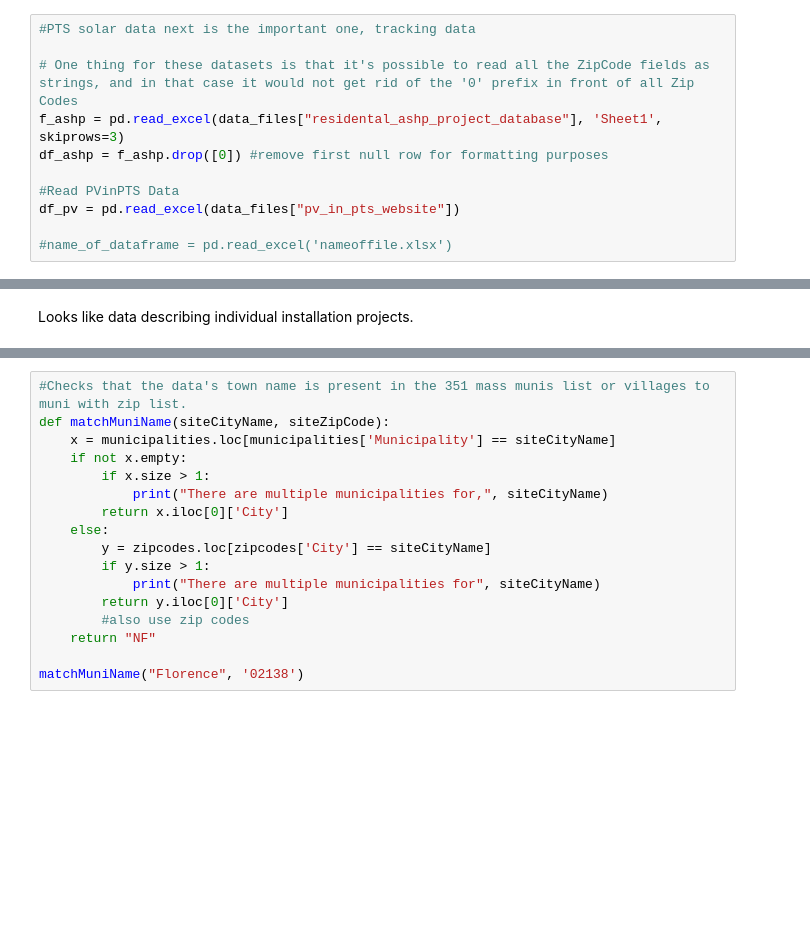
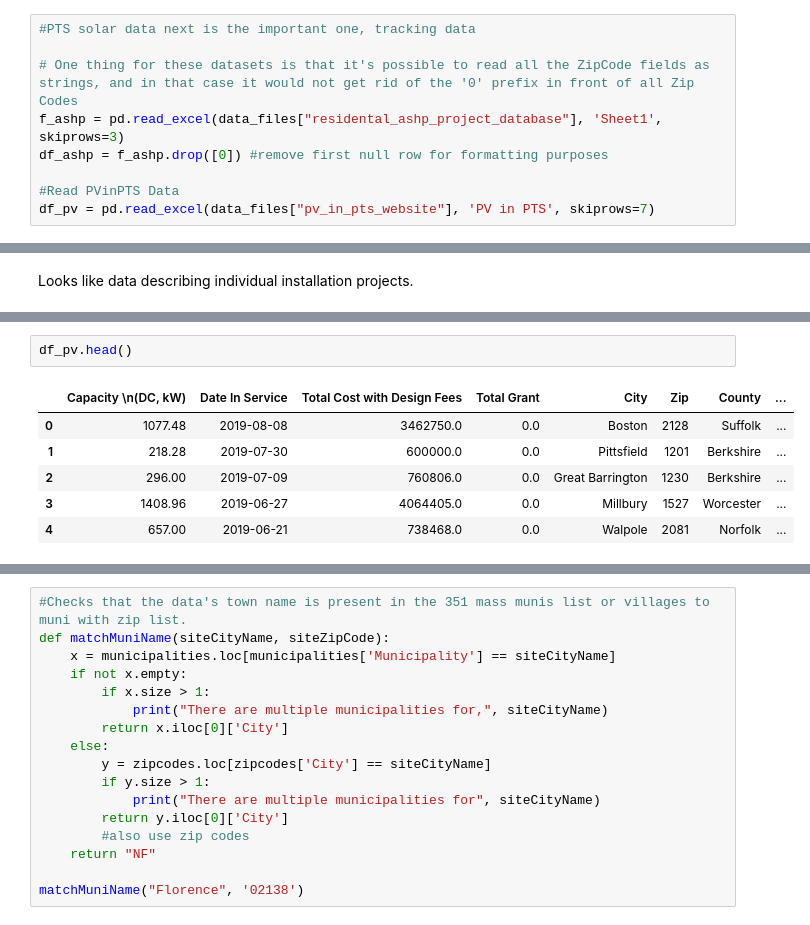
Before and after one commit to massenergize/rad, a Jupyter notebook: merge-data.ipynb, the cells around one changed output, grey strips where cells are left out. Cells and saved outputs as stored; diff of their text form; blank space fills up the shorter version.

```diff
--- a/merge-data.ipynb
+++ b/merge-data.ipynb
@@ -236,9 +245,7 @@ f_ashp = pd.read_excel(data_files["residental_ashp_project_database"], 'Sheet1',
 df_ashp = f_ashp.drop([0]) #remove first null row for formatting purposes
 
 #Read PVinPTS Data
-df_pv = pd.read_excel(data_files["pv_in_pts_website"])
-
-#name_of_dataframe = pd.read_excel('nameoffile.xlsx')
+df_pv = pd.read_excel(data_files["pv_in_pts_website"], 'PV in PTS', skiprows=7)
 # %%
 df_ashp.head()
 # %% [output]
@@ -326,0 +260,9 @@ Name: Site Zip Code, Length: 19964, dtype: object
+# %%
+df_pv.head()
+# %% [output]
+|  | Capacity \n(DC, kW) | Date In Service | Total Cost with Design Fees | Total Grant | City | Zip | County | ... |
+| 0 | 1077.48 | 2019-08-08 | 3462750.0 | 0.0 | Boston | 2128 | Suffolk | ... |
+| 1 | 218.28 | 2019-07-30 | 600000.0 | 0.0 | Pittsfield | 1201 | Berkshire | ... |
+| 2 | 296.00 | 2019-07-09 | 760806.0 | 0.0 | Great Barrington | 1230 | Berkshire | ... |
+| 3 | 1408.96 | 2019-06-27 | 4064405.0 | 0.0 | Millbury | 1527 | Worcester | ... |
+| 4 | 657.00 | 2019-06-21 | 738468.0 | 0.0 | Walpole | 2081 | Norfolk | ... |
```
Also changed, not shown: parts of 18 cells of this notebook.
